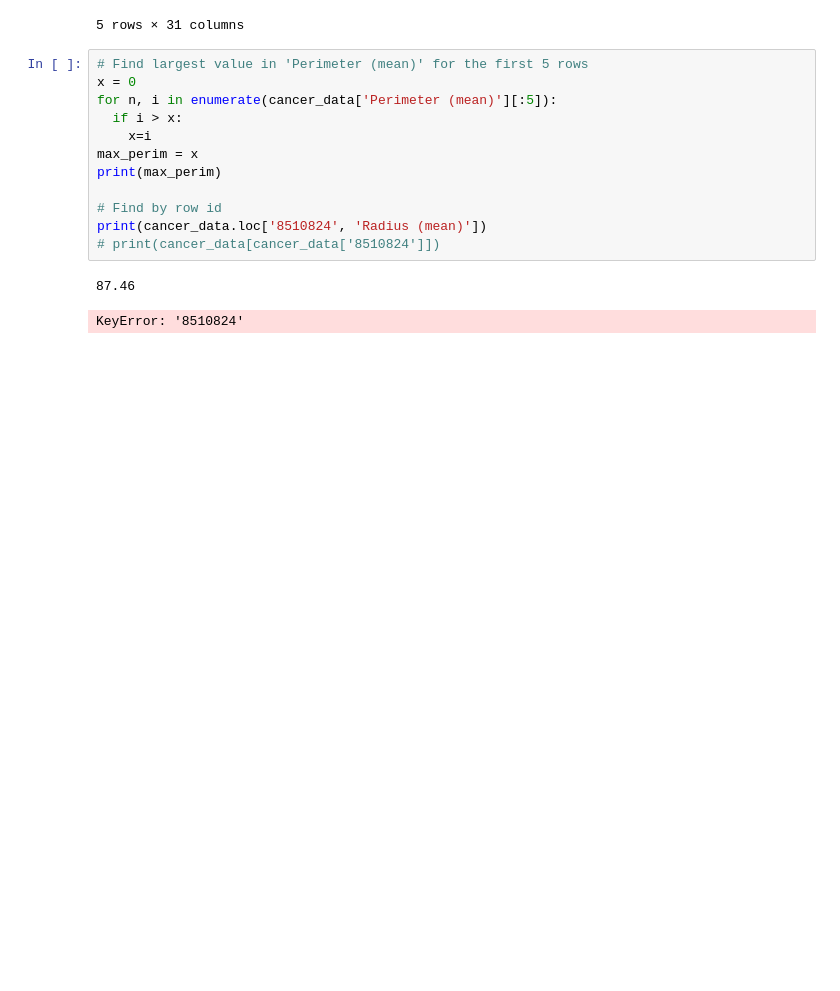
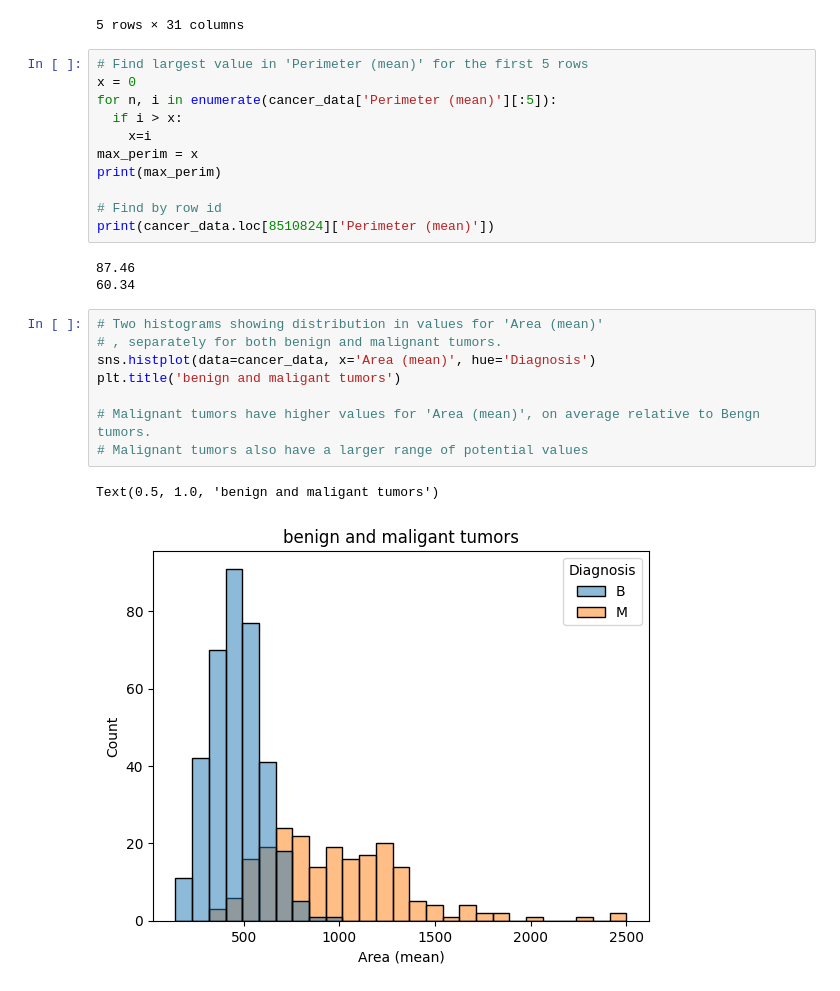
Before and after one commit to alanmicah/DataVisualisation, a Jupyter notebook: BreastCancerTumours.ipynb, the cells around one changed output. Drawn from its saved outputs; the diff is of its cells as text; blank space fills up the shorter version.

Commit message:
Histogram and KDE plots for breast cancer tumors

```diff
--- a/BreastCancerTumours.ipynb
+++ b/BreastCancerTumours.ipynb
@@ -27,8 +27,18 @@ max_perim = x
 print(max_perim)
 
 # Find by row id
-print(cancer_data.loc['8510824', 'Radius (mean)'])
-# print(cancer_data[cancer_data['8510824']])
+print(cancer_data.loc[8510824]['Perimeter (mean)'])
 # %% [output]
 87.46
+60.34
-KeyError: '8510824'
+# %%
+# Two histograms showing distribution in values for 'Area (mean)'
+# , separately for both benign and malignant tumors.
+sns.histplot(data=cancer_data, x='Area (mean)', hue='Diagnosis')
+plt.title('benign and maligant tumors')
+
+# Malignant tumors have higher values for 'Area (mean)', on average relative to Bengn tumors.
+# Malignant tumors also have a larger range of potential values
+# %% [output]
+Text(0.5, 1.0, 'benign and maligant tumors')
+[figure, added]
```
Also changed, not shown: parts of 2 cells of this notebook.
